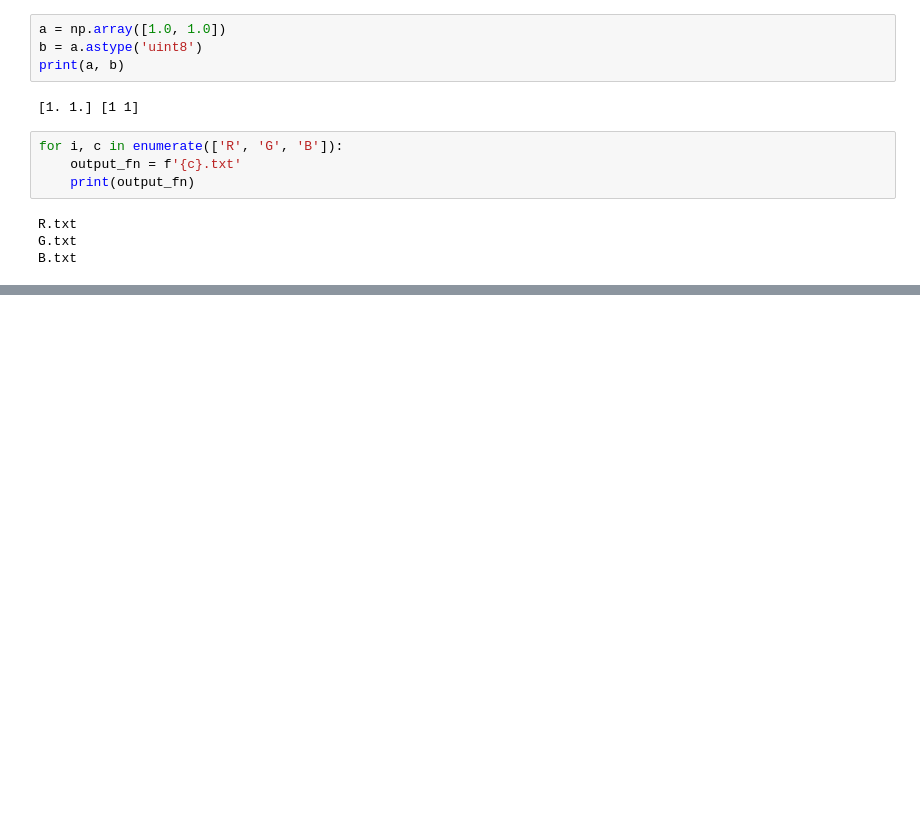
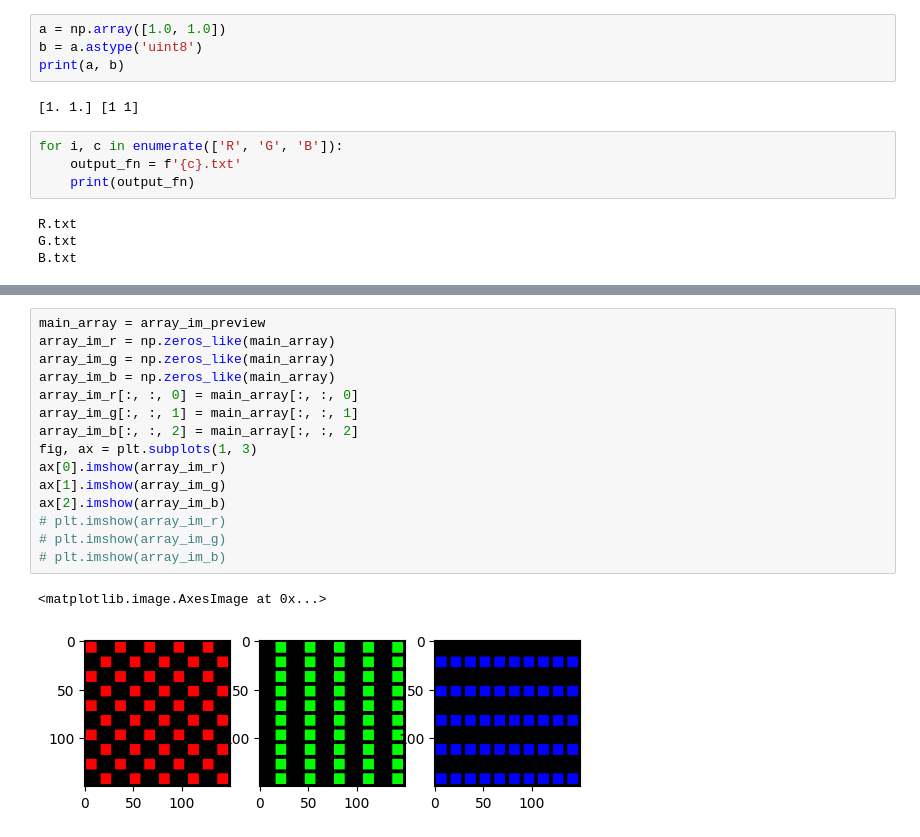
Before and after one commit to vvclin-git/lt_rgb_array_generator, a Jupyter notebook: 20240808.ipynb, the cells around one changed output, grey strips where cells are left out. Cells and saved outputs as stored; diff of their text form; blank space fills up the shorter version.

```diff
--- a/20240808.ipynb
+++ b/20240808.ipynb
@@ -178,0 +187,18 @@ B.txt
+# %%
+main_array = array_im_preview
+array_im_r = np.zeros_like(main_array)
+array_im_g = np.zeros_like(main_array)
+array_im_b = np.zeros_like(main_array)
+array_im_r[:, :, 0] = main_array[:, :, 0]
+array_im_g[:, :, 1] = main_array[:, :, 1]
+array_im_b[:, :, 2] = main_array[:, :, 2]
+fig, ax = plt.subplots(1, 3)
+ax[0].imshow(array_im_r)
+ax[1].imshow(array_im_g)
+ax[2].imshow(array_im_b)
+# plt.imshow(array_im_r)
+# plt.imshow(array_im_g)
+# plt.imshow(array_im_b)
+# %% [output]
+<matplotlib.image.AxesImage at 0x...>
+[figure, added]
```
Also changed, not shown: parts of 2 cells of this notebook, 6 other files.
